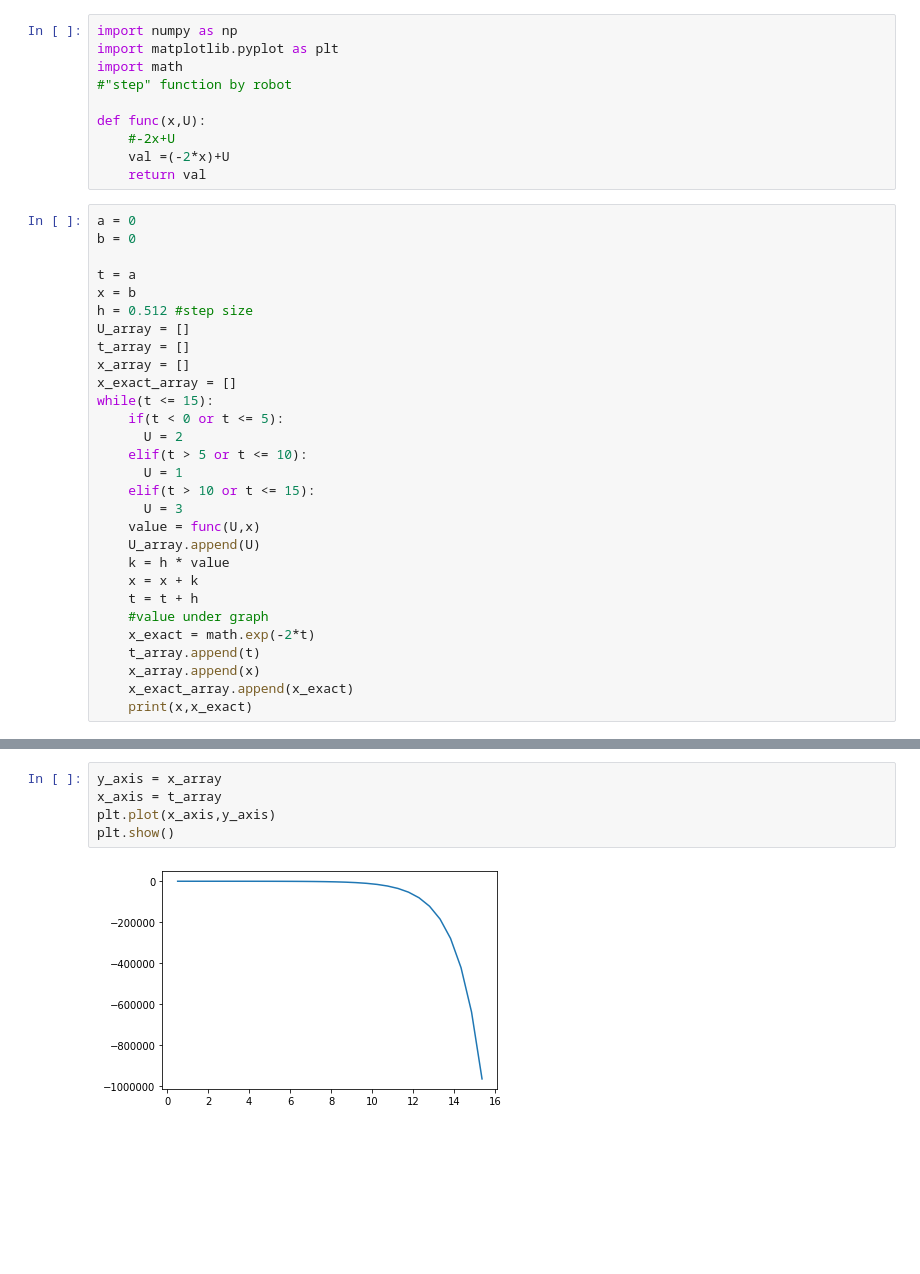
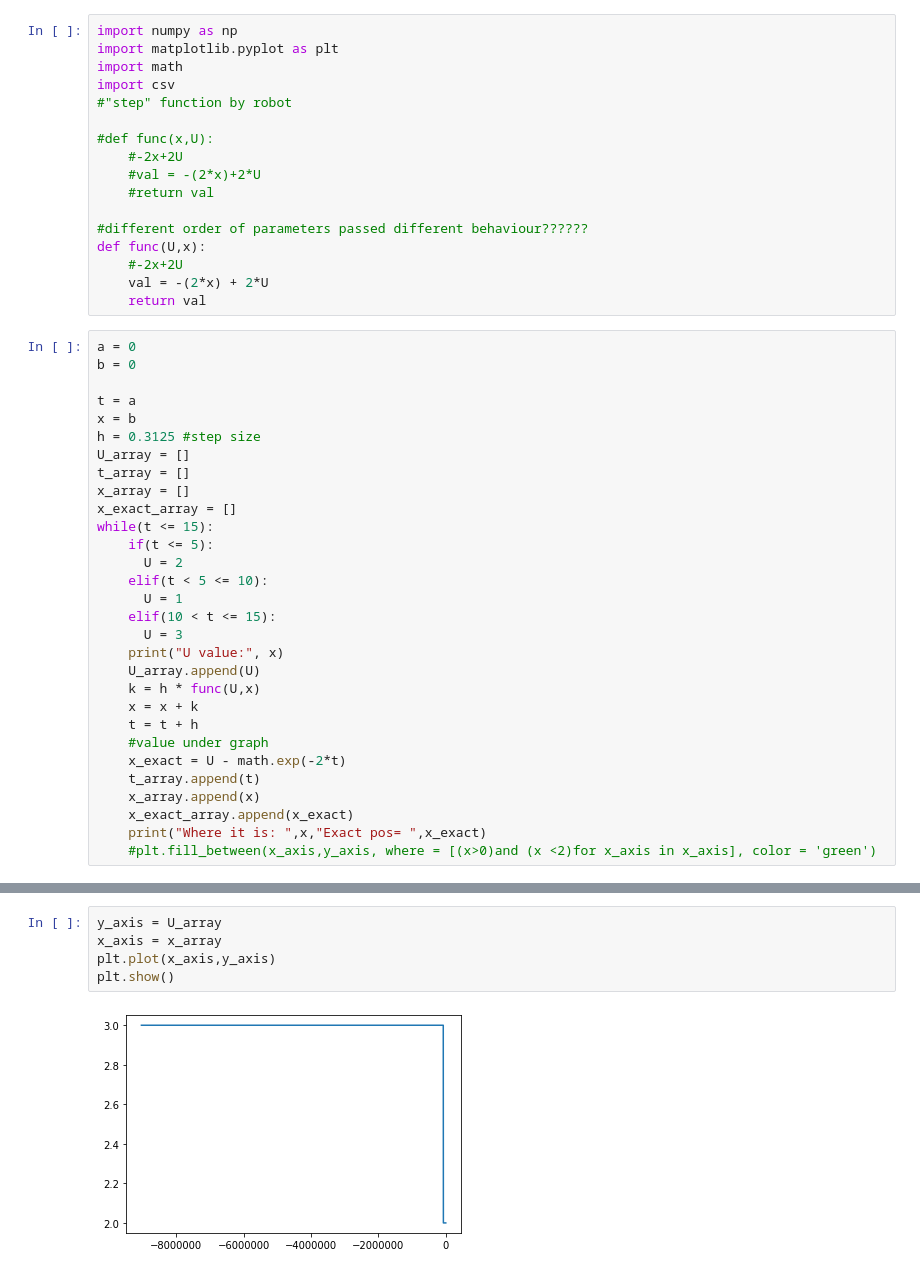
Before and after one commit to Kikumu/Computational-science-practice, a Jupyter notebook: Robot simulation part1.ipynb, the cells around one changed output, grey strips where cells are left out. Drawn from its saved outputs; the diff is of its cells as text; blank space fills up the shorter version.

```diff
--- a/Robot simulation part1.ipynb
+++ b/Robot simulation part1.ipynb
@@ -2,11 +2,18 @@
 import numpy as np
 import matplotlib.pyplot as plt
 import math
+import csv
 #"step" function by robot
 
-def func(x,U):
-    #-2x+U
-    val =(-2*x)+U
+#def func(x,U):
+    #-2x+2U
+    #val = -(2*x)+2*U
+    #return val
+
+#different order of parameters passed different behaviour??????
+def func(U,x):
+    #-2x+2U
+    val = -(2*x) + 2*U
     return val
 # %%
 a = 0
@@ -14,27 +21,28 @@ b = 0
 
 t = a
 x = b
-h = 0.512 #step size
+h = 0.3125 #step size
 U_array = []
 t_array = []
 x_array = []
 x_exact_array = []
 while(t <= 15):
-    if(t < 0 or t <= 5):
+    if(t <= 5):
       U = 2
-    elif(t > 5 or t <= 10):
+    elif(t < 5 <= 10):
       U = 1
-    elif(t > 10 or t <= 15):
+    elif(10 < t <= 15):
       U = 3
-    value = func(U,x)
+    print("U value:", x)
     U_array.append(U)
-    k = h * value
+    k = h * func(U,x)
     x = x + k
     t = t + h
     #value under graph
-    x_exact = math.exp(-2*t)
+    x_exact = U - math.exp(-2*t)
     t_array.append(t)
     x_array.append(x)
     x_exact_array.append(x_exact)
-    print(x,x_exact)
+    print("Where it is: ",x,"Exact pos= ",x_exact)
+    #plt.fill_between(x_axis,y_axis, where = [(x>0)and (x <2)for x_axis in x_axis], color = 'green')
 # %% [output]
@@ -72,7 +131,7 @@ plt.show()
 # %%
-y_axis = x_array
-x_axis = t_array
+y_axis = U_array
+x_axis = x_array
 plt.plot(x_axis,y_axis)
 plt.show()
 # %% [output]
-[figure, old version]
+[figure, new version]
```
Also changed, not shown: parts of 9 cells of this notebook.
